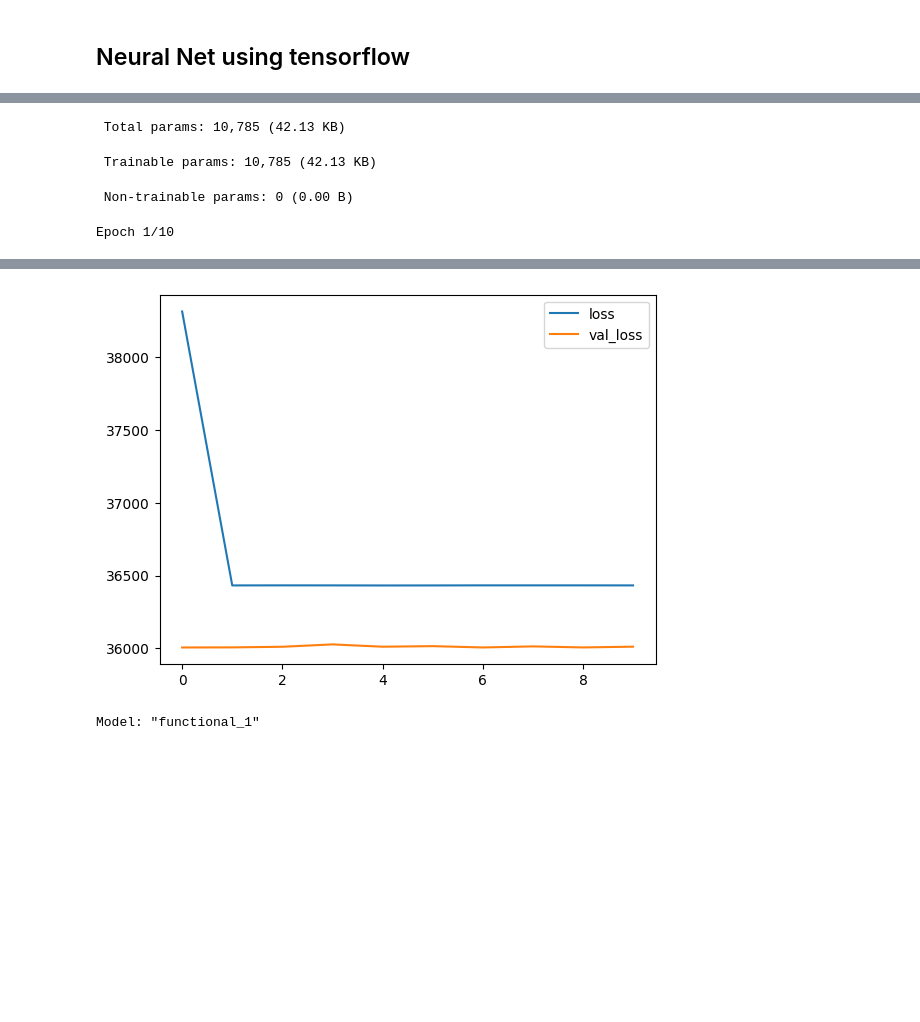
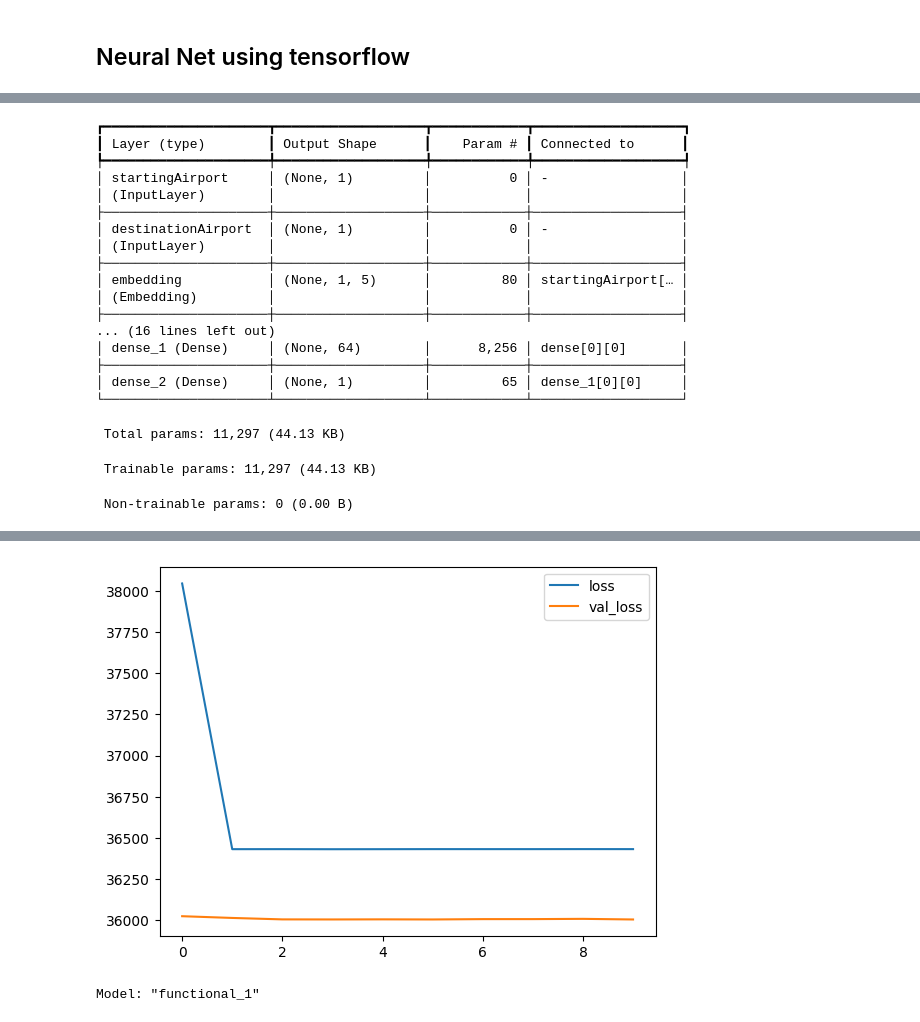
Before and after one commit to raym2828/adv_mla_at3_experimentation, a Jupyter notebook: notebooks/3_tsui_raymond_10701389_Model.ipynb, the cells around one changed output, grey strips where cells are left out. Saved outputs shown, nothing was run; the diff lists cells and outputs as text; code cells hidden in the pictures; blank space fills up the shorter version.

```diff
--- a/notebooks/3_tsui_raymond_10701389_Model.ipynb
+++ b/notebooks/3_tsui_raymond_10701389_Model.ipynb
@@ -109,0 +217,10 @@ X_test, y_test = preprocess_xy(df_test)
+# %%
+# run lightgbm on X_train without pipeline
+# added avg distance to X_train
+
+LGBM_Model.fit(X_train, y_train)
+y_pred = LGBM_Model.predict(X_val)
+mae = mean_absolute_error(y_val, y_pred)
+mse = root_mean_squared_error(y_val, y_pred)
+print(f'Mean Absolute Error: {mae}')
+print(f'Root Mean Squared Error: {mse}')
@@ -109,0 +236,10 @@ X_test, y_test = preprocess_xy(df_test)
+# %%
+# run lightgbm on X_train without pipeline
+# added avg price to X_train and scaled
+
+LGBM_Model.fit(X_train, y_train)
+y_pred = LGBM_Model.predict(X_val)
+mae = mean_absolute_error(y_val, y_pred)
+mse = root_mean_squared_error(y_val, y_pred)
+print(f'Mean Absolute Error: {mae}')
+print(f'Root Mean Squared Error: {mse}')
@@ -109,0 +255,10 @@ X_test, y_test = preprocess_xy(df_test)
+# %%
+# run lightgbm on X_train without pipeline
+# added avg price to X_train
+
+LGBM_Model.fit(X_train, y_train)
+y_pred = LGBM_Model.predict(X_val)
+mae = mean_absolute_error(y_val, y_pred)
+mse = root_mean_squared_error(y_val, y_pred)
+print(f'Mean Absolute Error: {mae}')
+print(f'Root Mean Squared Error: {mse}')
@@ -109,0 +274,9 @@ X_test, y_test = preprocess_xy(df_test)
+# %%
+# run lightgbm on X_train without pipeline
+
+LGBM_Model.fit(X_train, y_train)
+y_pred = LGBM_Model.predict(X_val)
+mae = mean_absolute_error(y_val, y_pred)
+mse = root_mean_squared_error(y_val, y_pred)
+print(f'Mean Absolute Error: {mae}')
+print(f'Root Mean Squared Error: {mse}')
@@ -291,7 +442,7 @@ import matplotlib.pyplot as plt
 def create_model():
     startingAirport_input = Input(shape=(1,), name='startingAirport')
     destinationAirport_input = Input(shape=(1,), name='destinationAirport')
-    other_features_input = Input(shape=(input_shape - 2,), name='otherFeatures')
+    other_features_input = Input(shape=(X_train.shape[1] - 2,), name='otherFeatures')
 
     startingAirport_embedding = Embedding(input_dim=X_train['startingAirport'].max() + 1, output_dim=5)(startingAirport_input)
     destinationAirport_embedding = Embedding(input_dim=X_train['destinationAirport'].max() + 1, output_dim=5)(destinationAirport_input)
@@ -366,4 +504,20 @@ Model: "functional_3"
- Total params: 10,785 (42.13 KB)
+┏━━━━━━━━━━━━━━━━━━━━━┳━━━━━━━━━━━━━━━━━━━┳━━━━━━━━━━━━┳━━━━━━━━━━━━━━━━━━━┓
+┃ Layer (type)        ┃ Output Shape      ┃    Param # ┃ Connected to      ┃
+┡━━━━━━━━━━━━━━━━━━━━━╇━━━━━━━━━━━━━━━━━━━╇━━━━━━━━━━━━╇━━━━━━━━━━━━━━━━━━━┩
+│ startingAirport     │ (None, 1)         │          0 │ -                 │
+│ (InputLayer)        │                   │            │                   │
+├─────────────────────┼───────────────────┼────────────┼───────────────────┤
+│ destinationAirport  │ (None, 1)         │          0 │ -                 │
+│ (InputLayer)        │                   │            │                   │
+├─────────────────────┼───────────────────┼────────────┼───────────────────┤
+│ embedding           │ (None, 1, 5)      │         80 │ startingAirport[… │
+│ (Embedding)         │                   │            │                   │
+├─────────────────────┼───────────────────┼────────────┼───────────────────┤
+... (16 lines left out)
+│ dense_1 (Dense)     │ (None, 64)        │      8,256 │ dense[0][0]       │
+├─────────────────────┼───────────────────┼────────────┼───────────────────┤
+│ dense_2 (Dense)     │ (None, 1)         │         65 │ dense_1[0][0]     │
+└─────────────────────┴───────────────────┴────────────┴───────────────────┘
- Trainable params: 10,785 (42.13 KB)
+ Total params: 11,297 (44.13 KB)
- Non-trainable params: 0 (0.00 B)
+ Trainable params: 11,297 (44.13 KB)
-Epoch 1/10
+ Non-trainable params: 0 (0.00 B)
@@ -392,4 +547,4 @@ Root Mean Squared Error: 189.76659
-[figure, old version]
+[figure, new version]
 # %%
 import numpy as np
 import pandas as pd
```
Also changed, not shown: parts of 15 cells of this notebook, 2 other files.
